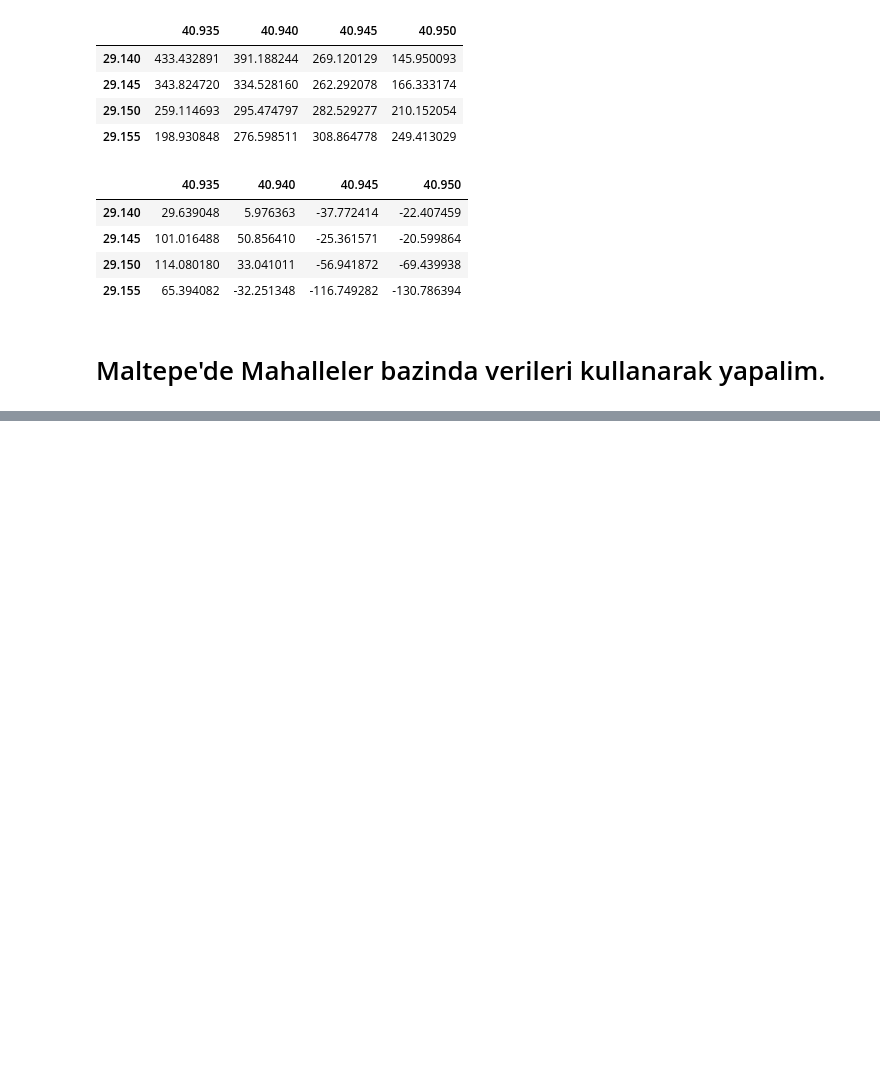
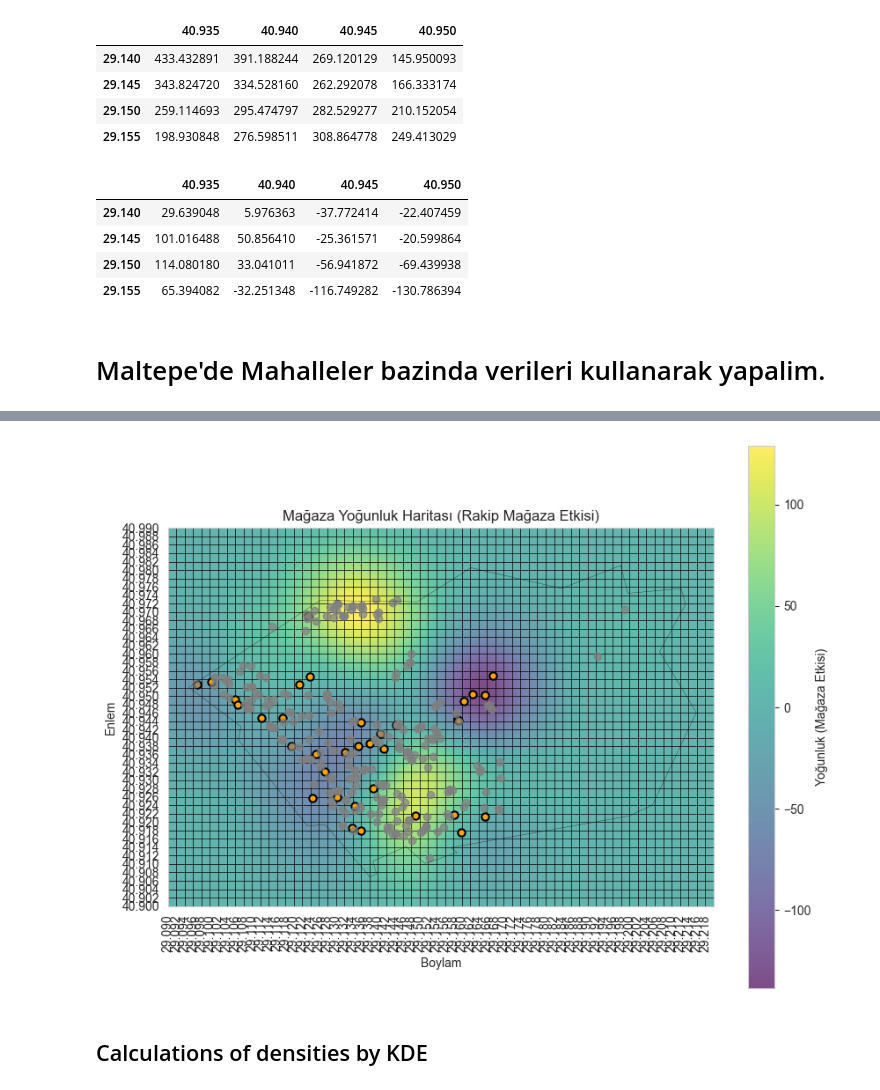
Before and after one commit to umutky/engineering_project, a Jupyter notebook: bitirme_projesi.ipynb, the cells around one changed output, grey strips where cells are left out. Drawn from its saved outputs; the diff is of its cells as text; code cells hidden in the pictures; blank space fills up the shorter version.

```diff
--- a/bitirme_projesi.ipynb
+++ b/bitirme_projesi.ipynb
@@ -1161,0 +1338,71 @@ np.arange(min_lon,max_lon, 0.00186).shape
+# %%
+# Collect the X and Y coordinates of all stores in one list.
+all_x = np.concatenate([migros_x, a101_x, bim_x, sok_x])
+all_y = np.concatenate([migros_y, a101_y, bim_y, sok_y])
+
+# Create lists for each store.
+migros_coords = list(zip(migros_x, migros_y))
+a101_coords = list(zip(a101_x, a101_y))
+bim_coords = list(zip(bim_x, bim_y))
+sok_coords = list(zip(sok_x, sok_y))
+# %%
+import numpy as np
+import matplotlib.pyplot as plt
+from sklearn.neighbors import KernelDensity
+
+# Veri
+migros_coords = np.array([[migros_x[i], migros_y[i]] for i in range(len(migros_x))])
+all_coords = np.concatenate([migros_coords, a101_coords, bim_coords, sok_coords])
+
+# Kernel yoğunluk tahmini
+kde_all = KernelDensity(bandwidth=0.01, kernel='gaussian').fit(all_coords)
+kde_migros = KernelDensity(bandwidth=0.01, kernel='gaussian').fit(migros_coords)
+
+# Izgara oluştur
+x_grid, y_grid = np.mgrid[29.09:29.22:500j, 40.90:40.990:500j]
+positions = np.vstack([x_grid.ravel(), y_grid.ravel()])
+
+# Yoğunluk değerlerini hesapla
+density_all = np.exp(kde_all.score_samples(positions.T)).reshape(x_grid.shape)
+density_migros = np.exp(kde_migros.score_samples(positions.T)).reshape(x_grid.shape)
+
+# Migros mağazalarının yoğunluk değerlerini toplam yoğunluktan çıkar
+density_rakip = density_all - density_migros
+
+# Harita oluştur
+plt.figure(figsize=(10, 8))
+plt.imshow(np.rot90(density_rakip), cmap=plt.cm.viridis, extent=[29.09, 29.220, 40.90, 40.990], alpha=0.7)
+plt.colorbar(label='Yoğunluk (Mağaza Etkisi)')
+
+# Koordinatları göster
+plt.scatter(migros_x, migros_y, color='orange', label='MIGROS', marker='o', edgecolors='black', linewidth=1.5)
+plt.scatter(a101_x, a101_y, color='gray', label='A101', marker='o', alpha=0.7)
+plt.scatter(bim_x, bim_y, color='gray', label='BIM ', marker='o', alpha=0.7)
+plt.scatter(sok_x, sok_y, color='gray', label='ŞOK', marker='o', alpha=0.7)
+
+# Harita başlık ve etiketler
+plt.xlabel('Boylam')
+plt.ylabel('Enlem')
+plt.title('Mağaza Yoğunluk Haritası (Rakip Mağaza Etkisi)')
+
+# Sınır çizgisi
+maltepe_sinir_koordinatlar = np.array([[40.95196465 , 29.09488678], [40.97277002 , 29.12621498], [40.97244599 , 29.14938927],
+                                       [40.98054604 , 29.16217804], [40.97562133 , 29.18380737], [40.98106441 , 29.19788361], [40.97445490 , 29.19960022],
+                                       [40.97562133 , 29.21230316], [40.97186275 , 29.21333313], [40.96058574 , 29.20715332], [40.94606537 , 29.21590805],
+                                       [40.92401941 , 29.20543671], [40.92142529 , 29.19977188], [40.91390175 , 29.15737152], [40.91273423 , 29.15891647],
+                                       [40.91013966 , 29.15119171], [40.91416119 , 29.14672852], [40.91065858 , 29.13883209], [40.90767472 , 29.13969040],
+                                       [40.90689630 , 29.13814545], [40.91934991 , 29.12750244], [40.91909049 , 29.12321091], [40.93958203 , 29.10673141],
+                                       [40.94269411 , 29.10741806], [40.95189983 , 29.09523010]])
+plt.plot(maltepe_sinir_koordinatlar[:, 1], maltepe_sinir_koordinatlar[:, 0], color='black', linewidth=0.2)
+
+# Eksenleri ayarla
+plt.xticks(np.arange(29.09, 29.220, 0.002), rotation=90)
+plt.yticks(np.arange(40.90, 40.990, 0.002))
+
+# Haritayı göster
+plt.grid(color='black', linestyle='-', linewidth=0.5)
+plt.show()
+# %% [output]
+[figure, added]
+# %% [markdown]
+## Calculations of densities by KDE
```
Also changed, not shown: parts of 24 cells of this notebook, 4 other files.
